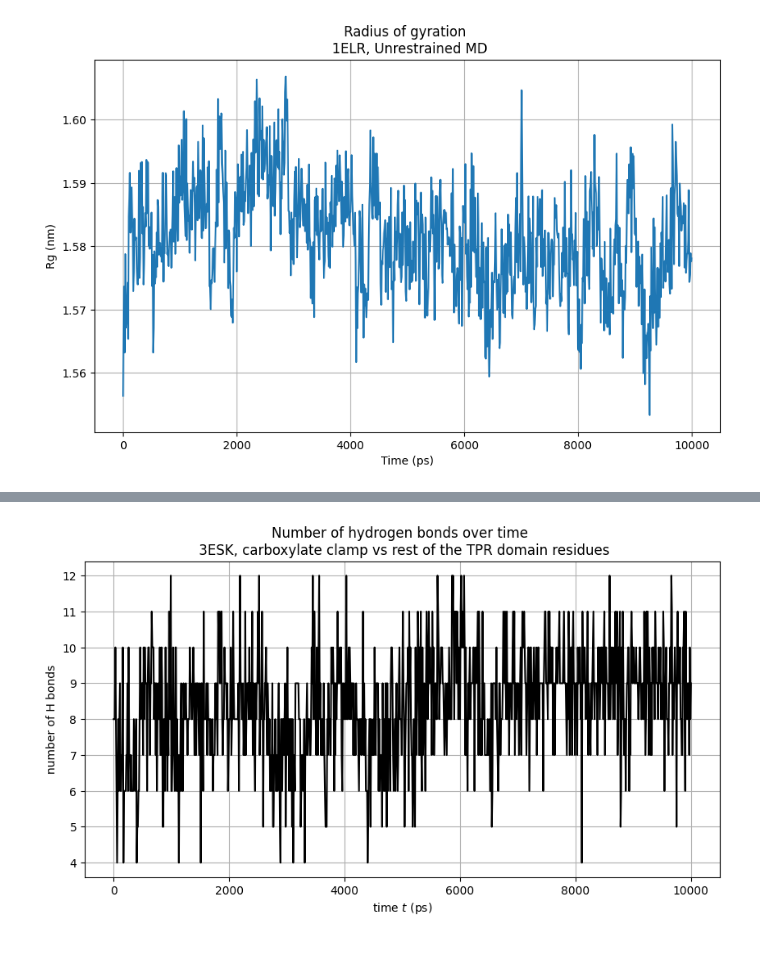
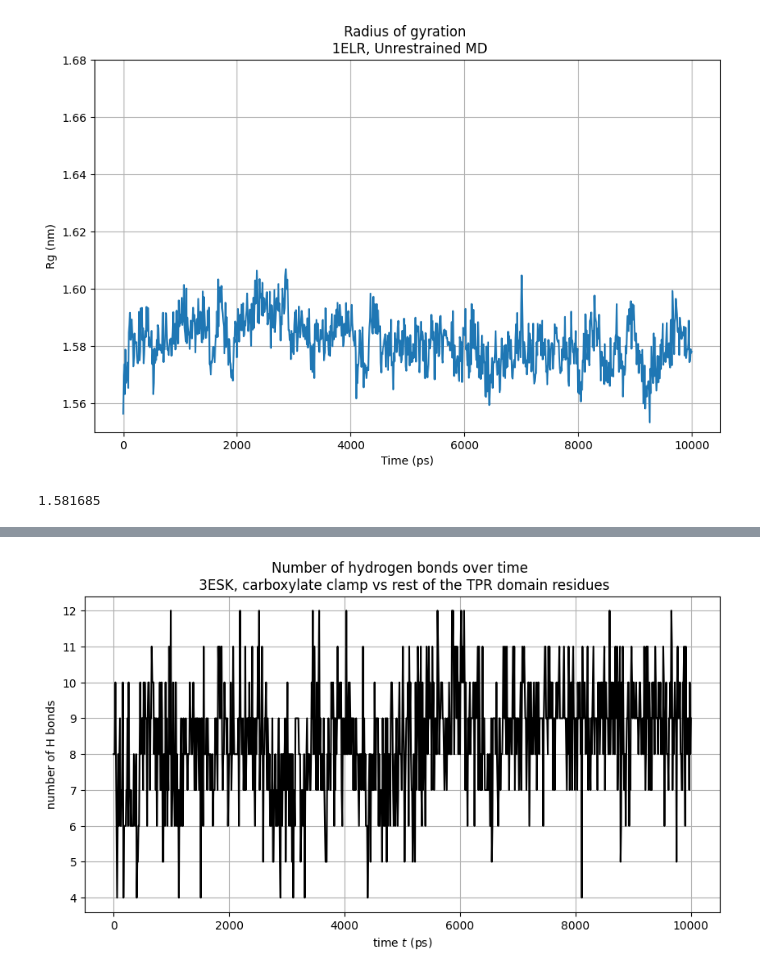
Before and after one commit to asynow02/Simulation-analysis-files-and-code---Molecular-dynamics-research-project, a Jupyter notebook: Simulation_plots_1ELR_100ns.ipynb, the cells around one changed output, grey strips where cells are left out. Cells and saved outputs as stored; diff of their text form; code cells hidden in the pictures.

```diff
--- a/Simulation_plots_1ELR_100ns.ipynb
+++ b/Simulation_plots_1ELR_100ns.ipynb
@@ -1,33 +1,41 @@
 # %%
 import matplotlib.pyplot as plt
+import seaborn as sns
 
 #The library which is needed to create plots - Matplotlib is imported
 
 #Two empty lists are created to store both 'time' and the 'Radius of gyration' values
 
 Time2 = []
 Rg2 = []
 
 #The .xvg file with the results is opened in read mode, and the information it contains
 #(in this case stored in two columns) is seperated and placed in two previously created lists
 
 with open('gyrate2_1.xvg', 'r') as f:
     for line in f:
         if line.startswith(('#', '@')):
             continue
         columns = line.split()
         Time2.append(float(columns[0]))
         Rg2.append(float(columns[1]))
 
 #Size of the plot, x and y axis values, labels and main title are specified and the plot is generated
 
 plt.figure(figsize=(10,6))
 
 plt.plot(Time2, Rg2)
+plt.ylim(1.55, 1.68)
 plt.xlabel('Time (ps)')
 plt.ylabel('Rg (nm)')
 plt.title('Radius of gyration \n 1ELR, Unrestrained MD')
 plt.grid(True)
 plt.show()
 # %% [output]
-[figure, old version]
+[figure, new version]
+# %%
+import numpy as np
+
+np.median(Rg2)
+# %% [output]
+1.581685
```
Also changed, not shown: parts of 6 cells of this notebook, 4 other files.
